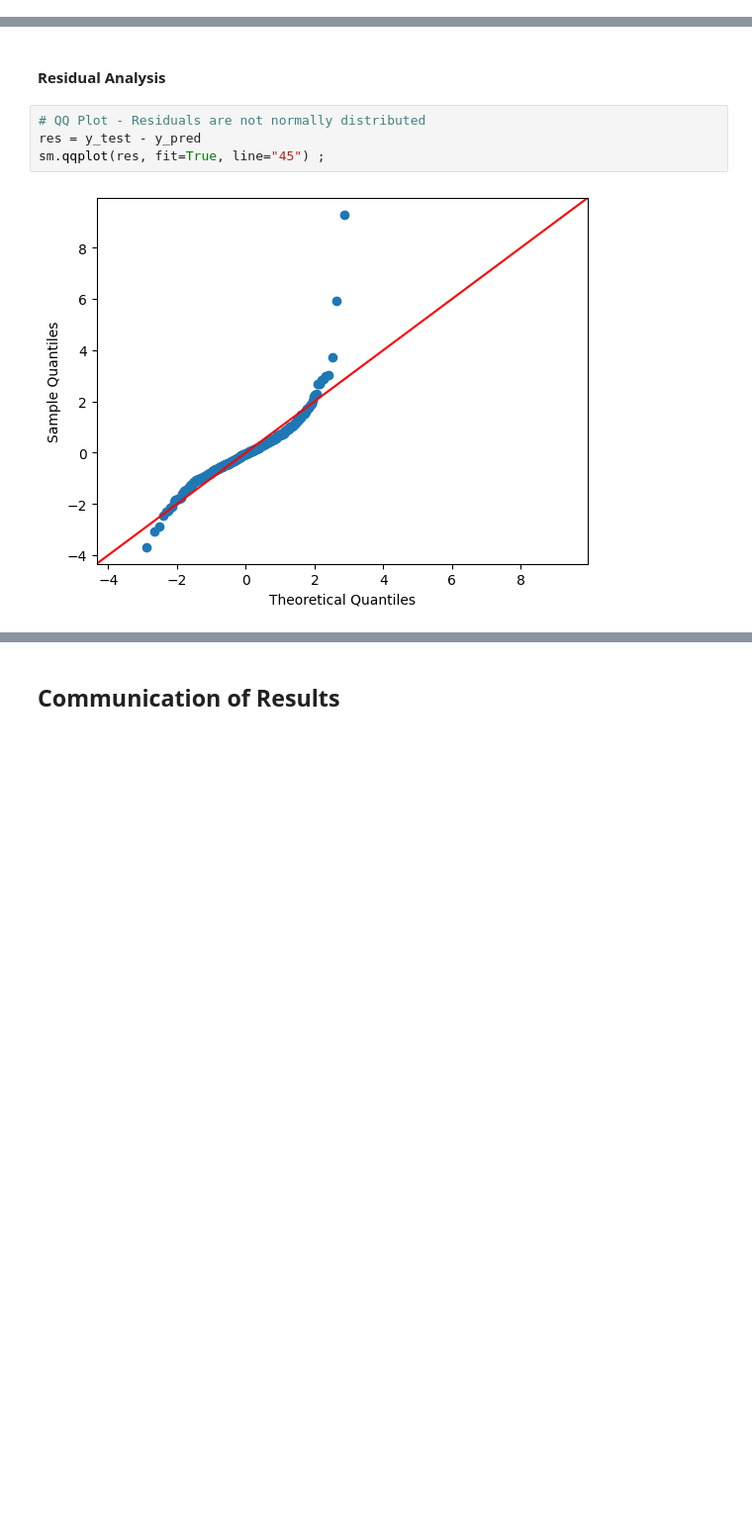
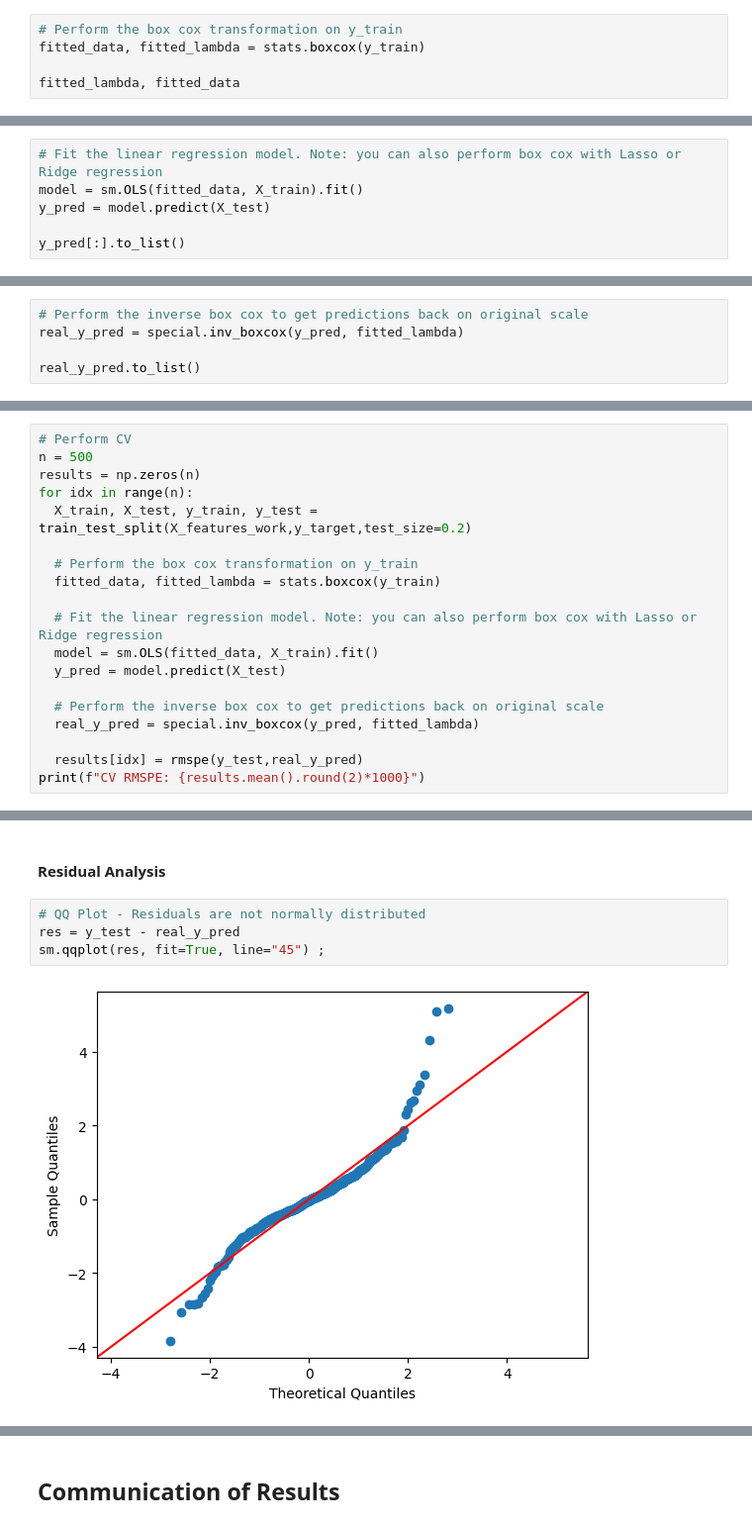
Before and after one commit to cnmi-ds-22/efitznm___Data-Science-Portfolio-C22, a Jupyter notebook: Modules/Module_2_Regression/Projects/Instructions/Project.2-Housing/Housing-Pass-19.ipynb, the cells around one changed output, grey strips where cells are left out. Shown at 99% size. Cells and saved outputs as stored; diff of their text form; blank space fills up the shorter version.

Commit message:
Updated the notes

```diff
--- a/Modules/Module_2_Regression/Projects/Instructions/Project.2-Housing/Housing-Pass-19.ipynb
+++ b/Modules/Module_2_Regression/Projects/Instructions/Project.2-Housing/Housing-Pass-19.ipynb
@@ -795,0 +747,5 @@ plt.ylabel('Count')
+# %%
+# Perform the box cox transformation on y_train
+fitted_data, fitted_lambda = stats.boxcox(y_train)
+
+fitted_lambda, fitted_data
@@ -795,0 +756,6 @@ plt.ylabel('Count')
+# %%
+# Fit the linear regression model. Note: you can also perform box cox with Lasso or Ridge regression
+model = sm.OLS(fitted_data, X_train).fit()
+y_pred = model.predict(X_test)
+
+y_pred[:].to_list()
@@ -795,0 +780,5 @@ plt.ylabel('Count')
+# %%
+# Perform the inverse box cox to get predictions back on original scale
+real_y_pred = special.inv_boxcox(y_pred, fitted_lambda)
+
+real_y_pred.to_list()
@@ -795,0 +809,19 @@ plt.ylabel('Count')
+# %%
+# Perform CV
+n = 500
+results = np.zeros(n)
+for idx in range(n):
+  X_train, X_test, y_train, y_test = train_test_split(X_features_work,y_target,test_size=0.2)
+
+  # Perform the box cox transformation on y_train
+  fitted_data, fitted_lambda = stats.boxcox(y_train)
+
+  # Fit the linear regression model. Note: you can also perform box cox with Lasso or Ridge regression
+  model = sm.OLS(fitted_data, X_train).fit()
+  y_pred = model.predict(X_test)
+
+  # Perform the inverse box cox to get predictions back on original scale
+  real_y_pred = special.inv_boxcox(y_pred, fitted_lambda)
+
+  results[idx] = rmspe(y_test,real_y_pred)
+print(f"CV RMSPE: {results.mean().round(2)*1000}")
@@ -799,10 +833,10 @@ plt.ylabel('Count')
 #### Residual Analysis
 # %%
 # QQ Plot - Residuals are not normally distributed
-res = y_test - y_pred
+res = y_test - real_y_pred
 sm.qqplot(res, fit=True, line="45") ;
 # %% [output]
-[figure, old version]
+[figure, new version]
 # %%
 # Residuals vs Fitted (Predicted) Values - Constant variance
 plt.figure(figsize = (10,6))
```
Also changed, not shown: parts of 36 cells of this notebook.
